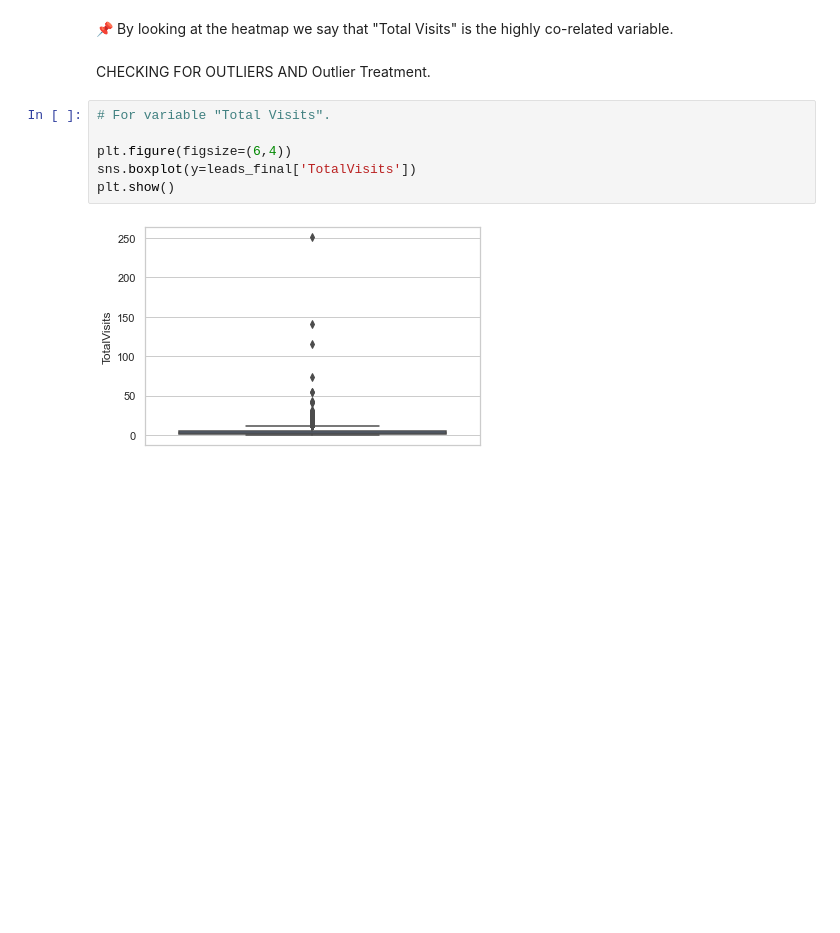
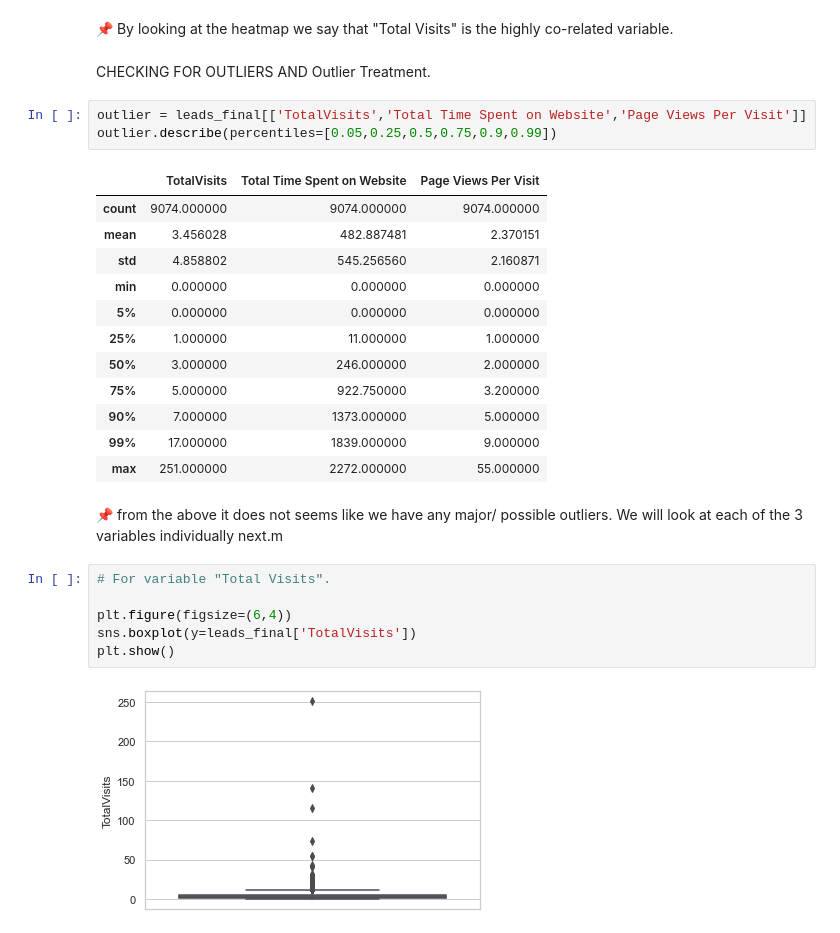
Before and after one commit to SatyugRaj/Lead_Scoring_Case_Study, a Jupyter notebook: LEAD_SCORING_CASE_STUDY.ipynb, the cells around one changed output. Saved outputs shown, nothing was run; the diff lists cells and outputs as text; blank space fills up the shorter version.

```diff
--- a/LEAD_SCORING_CASE_STUDY.ipynb
+++ b/LEAD_SCORING_CASE_STUDY.ipynb
@@ -752,6 +824,24 @@ plt.show()
 📌 By looking at the heatmap we say that "Total Visits" is the highly co-related variable.
 # %% [markdown]
 CHECKING FOR OUTLIERS AND Outlier Treatment.
+# %%
+outlier = leads_final[['TotalVisits','Total Time Spent on Website','Page Views Per Visit']]
+outlier.describe(percentiles=[0.05,0.25,0.5,0.75,0.9,0.99])
+# %% [output]
+|  | TotalVisits | Total Time Spent on Website | Page Views Per Visit |
+| count | 9074.000000 | 9074.000000 | 9074.000000 |
+| mean | 3.456028 | 482.887481 | 2.370151 |
+| std | 4.858802 | 545.256560 | 2.160871 |
+| min | 0.000000 | 0.000000 | 0.000000 |
+| 5% | 0.000000 | 0.000000 | 0.000000 |
+| 25% | 1.000000 | 11.000000 | 1.000000 |
+| 50% | 3.000000 | 246.000000 | 2.000000 |
+| 75% | 5.000000 | 922.750000 | 3.200000 |
+| 90% | 7.000000 | 1373.000000 | 5.000000 |
+| 99% | 17.000000 | 1839.000000 | 9.000000 |
+| max | 251.000000 | 2272.000000 | 55.000000 |
+# %% [markdown]
+📌 from the above it does not seems like we have any major/ possible outliers. We will look at each of the 3 variables individually next.m
 # %%
 # For variable "Total Visits".
 
```
Also changed, not shown: parts of 30 cells of this notebook.
